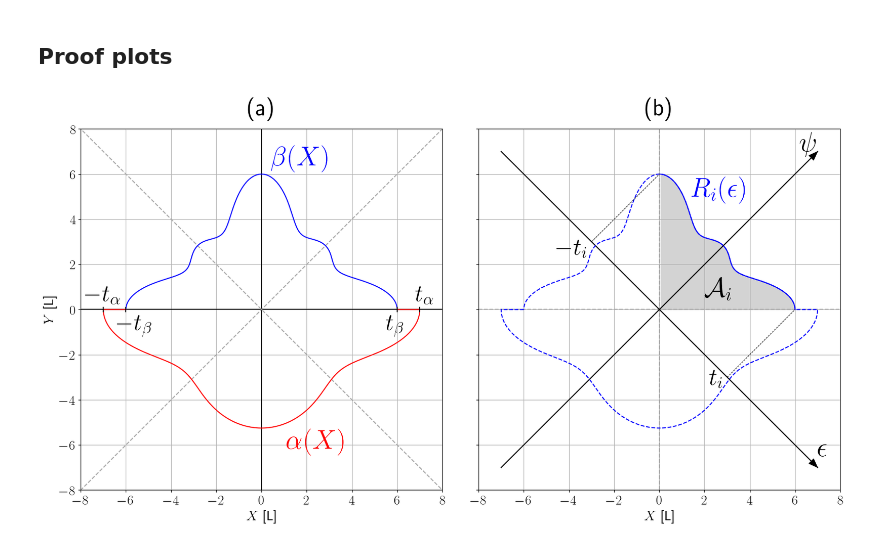
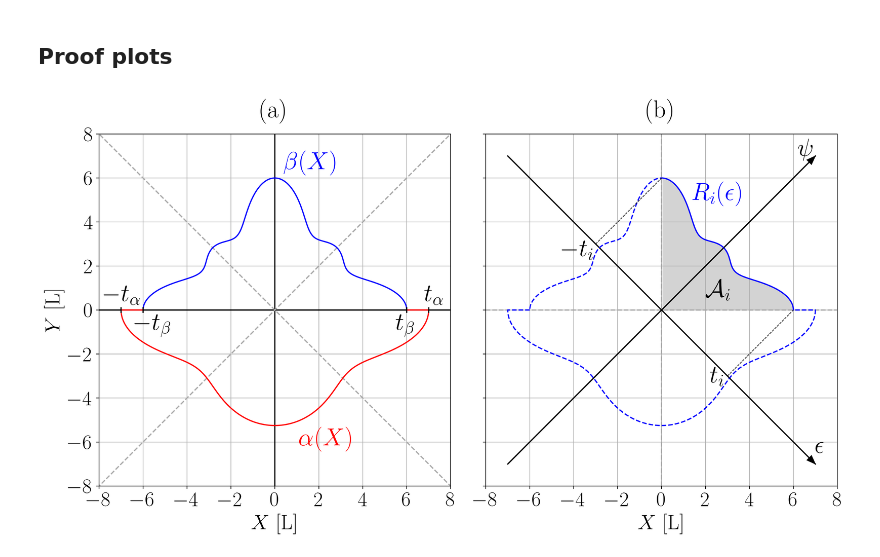
Before and after one commit to jesusBV20/source_seeking_2D, a Jupyter notebook: notebooks/article_plots.ipynb, the cells around one changed output. Cells and saved outputs as stored; diff of their text form; code cells hidden in the pictures.

```diff
--- a/notebooks/article_plots.ipynb
+++ b/notebooks/article_plots.ipynb
@@ -75,11 +93,11 @@ def unicycle_patch(XY, yaw, color, size=1, lw=0.5):
 
 """
 """
-def vector2d(axis, P0, Pf, c="k", ls="-", lw = 0.7, hw=0.1, hl=0.2):
+def vector2d(axis, P0, Pf, c="k", ls="-", lw = 0.7, hw=0.1, hl=0.2, zorder=3):
     axis.arrow(P0[0], P0[1], Pf[0], Pf[1],
                 lw=lw, color=c, ls=ls,
                 head_width=hw, head_length=hl,
-                length_includes_head=True, zorder=3)
+                length_includes_head=True, zorder=zorder)
 
 """
 """
@@ -591,16 +609,22 @@ def flower_2(R, theta, b=3):
 
     return x,y,area
 # %%
-fig = plt.figure(figsize=(20, 12), dpi=100)
+fig = plt.figure(figsize=(16, 8), dpi=400)
 ax1, ax2  = fig.subplots(1,2)
 plt.subplots_adjust(wspace=0.1)
+
+step = 2
+ax1.xaxis.set_major_locator(ticker.MultipleLocator(step))
+ax1.yaxis.set_major_locator(ticker.MultipleLocator(step))
+ax2.xaxis.set_major_locator(ticker.MultipleLocator(step))
+ax2.yaxis.set_major_locator(ticker.MultipleLocator(step))
 
 # -----------------------------------------------------------------
 
 title_size = 35
-labels_size = 40
-tiny_size = 40
-tic_size = 35
+labels_size = 30
+tiny_size = 30
+tic_size = 30
 
 ax = ax1
 
@@ -610,7 +634,7 @@ ax.axis([-lim, lim, -lim, lim])
 ax.set_aspect("equal")
 ax.set_ylabel(r"$Y$ [L]")
 ax.set_xlabel(r"$X$ [L]")
-ax.set_title("(a)", pad=20, fontsize=title_size)
+ax.set_title("(a)", pad=20)
 ax.grid(True)
 
 ax.axvline(0, c="k")
@@ -662,7 +686,7 @@ ax.set_aspect("equal")
 #ax.set_ylabel(r"$p_y$ [L]")
 ax.set_yticklabels([])
 ax.set_xlabel(r"$X$ [L]")
-ax.set_title("(b)", pad=20, fontsize=title_size)
+ax.set_title("(b)", pad=20)
 ax.grid(True)
 
 L = 7
@@ -675,31 +699,31 @@ vector2d(ax, [0,0], [L,-L], ls="-", hw=0.3, hl=0.4)
 
 # Plotting alfa'(ep) and beta'(ep)
 x,y,area = flower(2,theta)
 x1, y1 = x[(x>=0) & (y>=0)], y[(x>=0) & (y>=0)]
 
 ax.fill_between(x1, y1, 0, color='lightgrey')
 ax.plot(x1, y1,'-b')
 ax.plot(xu, yu,'--b')
 ax.plot(xd, yd,'--b')
 
 # Diagonal lines
 ax.plot([-3,0],[3,6], c='k', ls='--', lw=0.8)
 ax.plot([3,6],[-3,0], c='k', ls='--', lw=0.8)
 
 # Text symbols
 ax.text(2.0, 0.6, r'$\mathcal{A}_i$', size=labels_size)
 ax.text(1.4, 5.0, r'$R_i(\epsilon)$', c='blue', size=labels_size)
 
 ax.text(L, -L + 0.5, r'$\epsilon$', size=tiny_size)
 ax.text(L - 0.8, L, r'$\psi$', size=tiny_size)
 
 ax.text(-4.55, 2.45, r'$-t_i$', size=tic_size)
 ax.text(2.2, -3.3, r'$t_i$', size=tic_size)
 
 # -----------------------------------------------------------------
 
 # Plot show --
 plt.savefig('obs_xxyy.eps', format='eps')
 plt.show()
 # %% [output]
-[figure, old version]
+[figure, new version]
```
Also changed, not shown: parts of 8 cells of this notebook, 1 other file.
